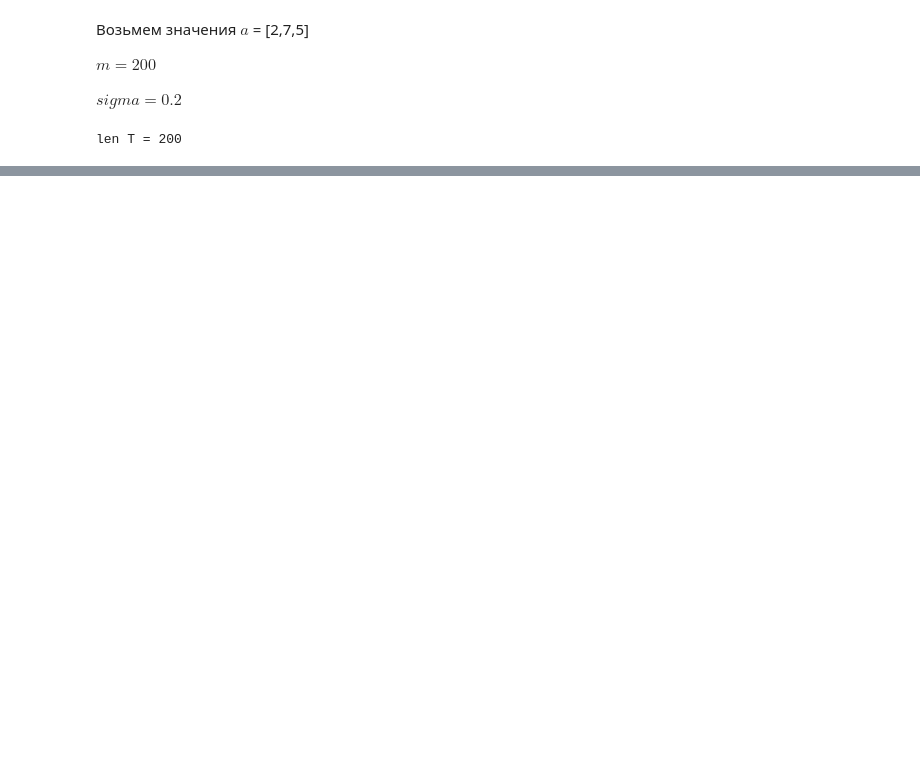
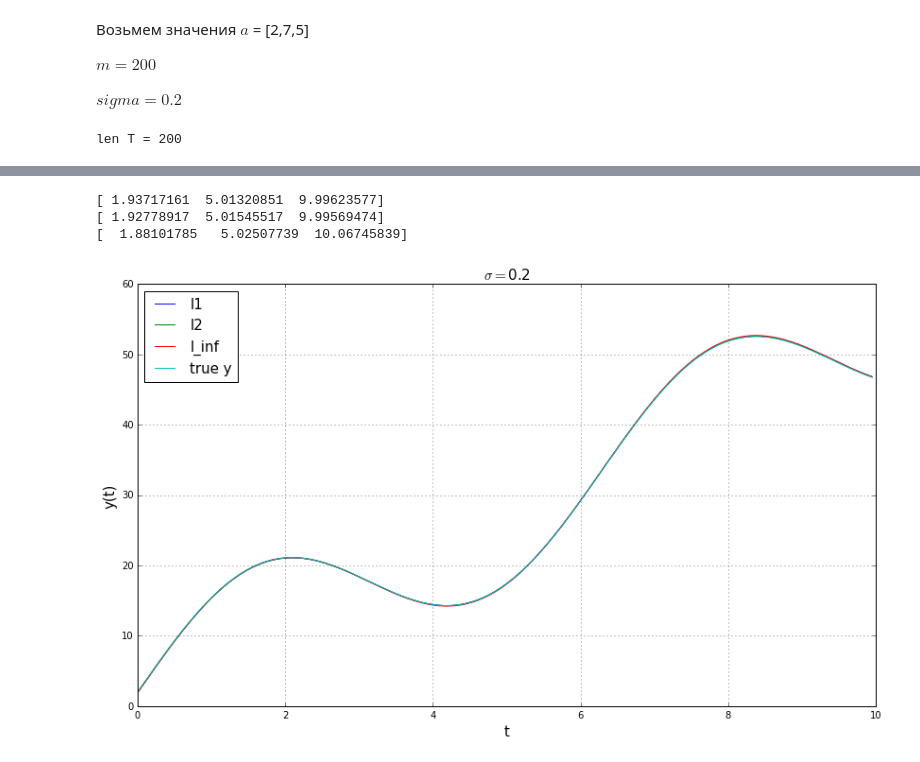
Before and after one commit to ale3otik/workout_mipt_autumn_2016, a Jupyter notebook: 3_Zotov_Aleksey.ipynb, the cells around one changed output, grey strips where cells are left out. Saved outputs shown, nothing was run; the diff lists cells and outputs as text; code cells hidden in the pictures; blank space fills up the shorter version.

```diff
--- a/3_Zotov_Aleksey.ipynb
+++ b/3_Zotov_Aleksey.ipynb
@@ -51,0 +59,12 @@ array([ 2.01021138,  6.99990707,  5.01942732])
+# %%
+def min_in_L1(y,T):
+        A = np.matrix([[1,t,np.sin(t)] for t in T])
+        c = np.concatenate([np.zeros(3),np.ones(m)])
+        E = np.identity(m)
+        A_ub = np.concatenate([np.concatenate([A, -A], axis=0),
+                               np.concatenate([-E, -E], axis=0)],axis=1)
+        b_ub = np.matrix(np.concatenate([y, -y]))
+        result = scipy.optimize.linprog(c=c, A_ub=A_ub, b_ub=b_ub,
+                                       bounds = [(-np.inf, np.inf) for i in range(A_ub.shape[1])],
+                                       options=dict(bland=True, tol=1e-8, maxiter=10 ** 6))
+        return result.x[0:3]
@@ -51,0 +77,42 @@ array([ 2.01021138,  6.99990707,  5.01942732])
+# %%
+def min_in_L_inf(y,T):
+    A = np.matrix([[1,t,np.sin(t)] for t in T])
+    c = np.concatenate([np.zeros(3),np.ones(1)])
+    E = np.matrix(np.ones(m)).T
+    A_ub = np.concatenate([np.concatenate([A, -A], axis=0),
+                            np.concatenate((-E, -E), axis=0)],axis=1)
+    b_ub = np.matrix(np.concatenate([y, -y]))
+    result = scipy.optimize.linprog(c=c, A_ub=A_ub, b_ub=b_ub,
+                               bounds = [(-np.inf, np.inf) for i in range(A_ub.shape[1])],
+                               options=dict(bland=True, tol=1e-8, maxiter=10 ** 6))
+    return result.x[0:3]
+# %%
+a_l2 = min_in_L2(y_obs,T)
+a_l1 = min_in_L1(y_obs,T)
+a_l_inf = min_in_L_inf(y_obs,T)
+# %%
+print(a_l2)
+print(a_l1)
+print(a_l_inf)
+# %% [output]
+[ 1.93717161  5.01320851  9.99623577]
+[ 1.92778917  5.01545517  9.99569474]
+[  1.88101785   5.02507739  10.06745839]
+# %%
+y_l2 = y_at(a_l2,T)
+y_l1 = y_at(a_l1,T)
+y_l_inf = y_at(a_l_inf,T)
+# %%
+plt.figure(figsize=(14,8))
+plt.grid(True)
+plt.title(r'$\sigma = $' + str(sigma),fontsize=15)
+plt.plot(T,y_l1,label='l1')
+plt.plot(T,y_l2,label='l2')
+plt.plot(T,y_l_inf,label='l_inf')
+plt.plot(T,y_true,label='true y')
+plt.xlabel('t',fontsize=15)
+plt.ylabel('y(t)',fontsize=15)
+plt.legend(loc='best',fontsize=15)
+plt.show()
+# %% [output]
+[figure, added]
```
Also changed, not shown: parts of 28 cells of this notebook.
